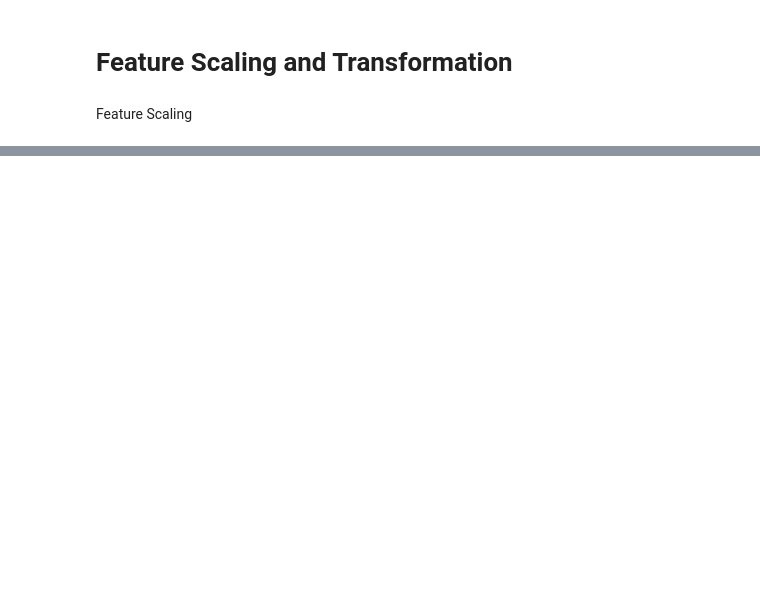
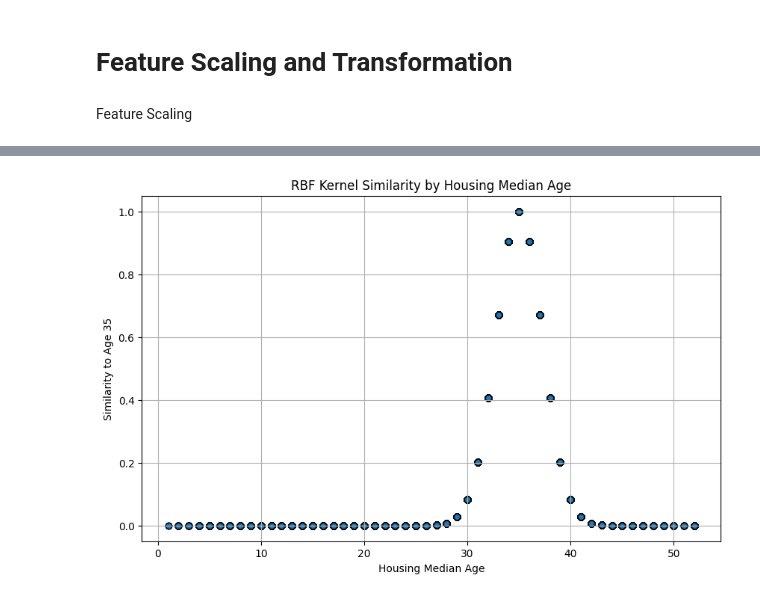
Before and after one commit to ganeshgaiy/ML---district-median-house-pricing-california, a Jupyter notebook: housing-prices-predict.ipynb, the cells around one changed output, grey strips where cells are left out. Cells and saved outputs as stored; diff of their text form; code cells hidden in the pictures; blank space fills up the shorter version.

```diff
--- a/housing-prices-predict.ipynb
+++ b/housing-prices-predict.ipynb
@@ -444,0 +484,4 @@ Min-Max Scaling:
+# %%
+from sklearn.metrics.pairwise import rbf_kernel
+
+age_simil_35 = rbf_kernel(housing[["housing_median_age"]], [[35]], gamma=0.1)
@@ -444,0 +498,10 @@ Min-Max Scaling:
+# %%
+plt.figure(figsize=(10, 6))  # Set the figure size for better readability
+plt.scatter(housing['housing_median_age'], age_simil_35, edgecolor='k', alpha=0.7)
+plt.title('RBF Kernel Similarity by Housing Median Age')
+plt.xlabel('Housing Median Age')
+plt.ylabel('Similarity to Age 35')
+plt.grid(True)
+plt.show()
+# %% [output]
+[figure, added]
```
Also changed, not shown: parts of 7 cells of this notebook.
